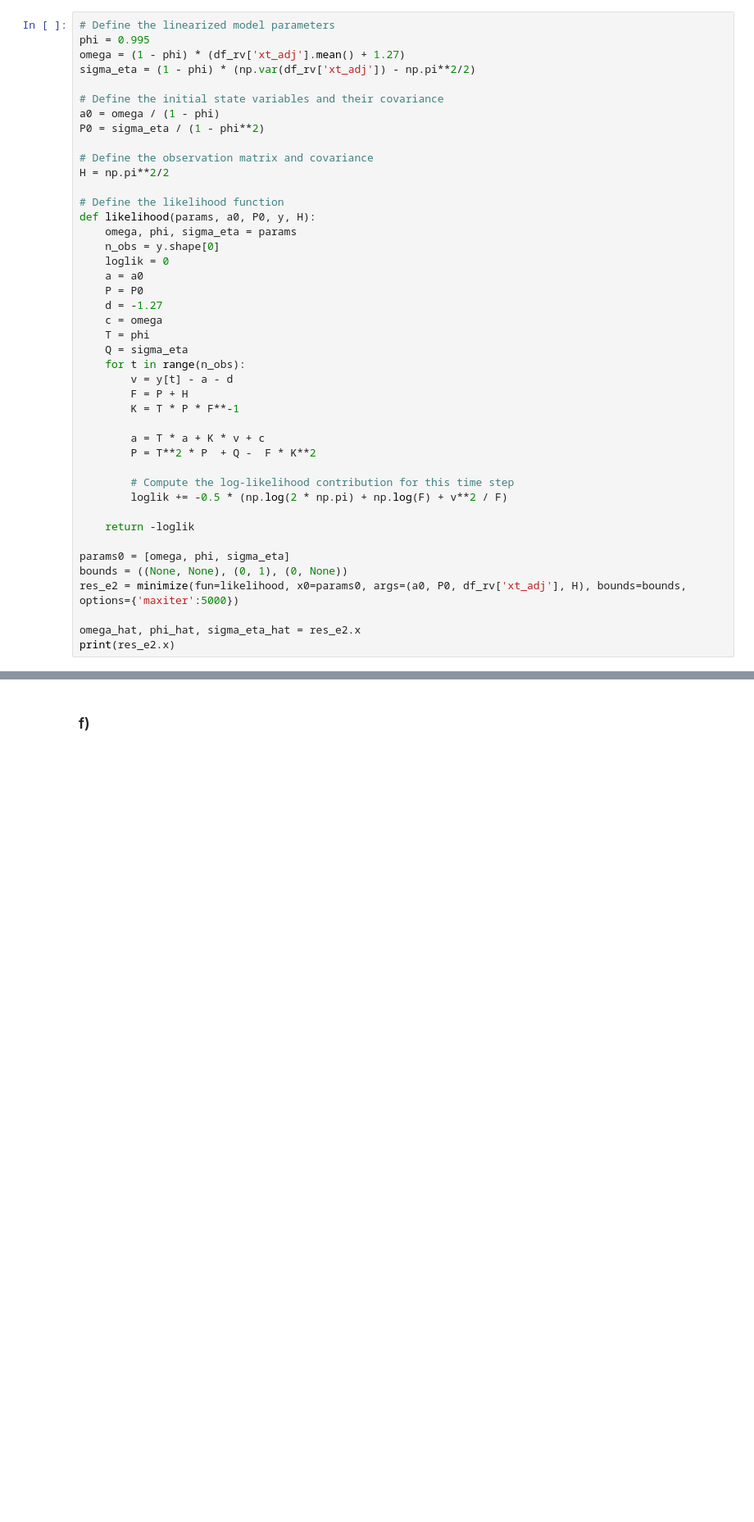
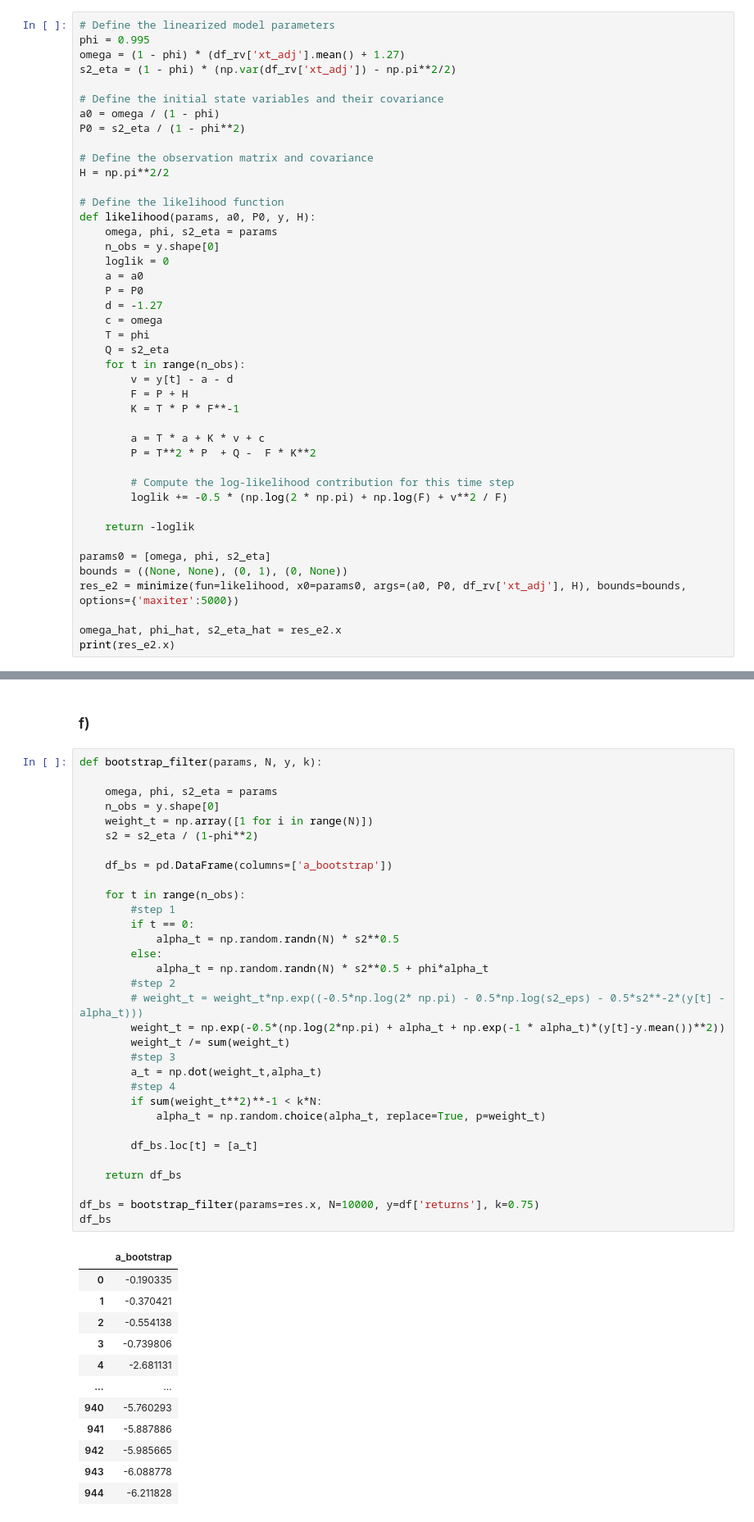
Before and after one commit to siemfenne/timeseriesmodels-vu, a Jupyter notebook: part2.ipynb, the cells around one changed output, grey strips where cells are left out. Shown at 82% size. Drawn from its saved outputs; the diff is of its cells as text; blank space fills up the shorter version.

```diff
--- a/part2.ipynb
+++ b/part2.ipynb
@@ -358,18 +375,18 @@ df_rv
 # Define the linearized model parameters
 phi = 0.995
 omega = (1 - phi) * (df_rv['xt_adj'].mean() + 1.27)
-sigma_eta = (1 - phi) * (np.var(df_rv['xt_adj']) - np.pi**2/2)
+s2_eta = (1 - phi) * (np.var(df_rv['xt_adj']) - np.pi**2/2)
 
 # Define the initial state variables and their covariance
 a0 = omega / (1 - phi)
-P0 = sigma_eta / (1 - phi**2)
+P0 = s2_eta / (1 - phi**2)
 
 # Define the observation matrix and covariance
 H = np.pi**2/2
 
 # Define the likelihood function
 def likelihood(params, a0, P0, y, H):
-    omega, phi, sigma_eta = params
+    omega, phi, s2_eta = params
     n_obs = y.shape[0]
     loglik = 0
     a = a0
@@ -377,7 +394,7 @@ def likelihood(params, a0, P0, y, H):
     d = -1.27
     c = omega
     T = phi
-    Q = sigma_eta
+    Q = s2_eta
     for t in range(n_obs):
         v = y[t] - a - d
         F = P + H
@@ -391,11 +408,11 @@ def likelihood(params, a0, P0, y, H):
 
     return -loglik
 
-params0 = [omega, phi, sigma_eta]
+params0 = [omega, phi, s2_eta]
 bounds = ((None, None), (0, 1), (0, None))
 res_e2 = minimize(fun=likelihood, x0=params0, args=(a0, P0, df_rv['xt_adj'], H), bounds=bounds, options={'maxiter':5000})
 
-omega_hat, phi_hat, sigma_eta_hat = res_e2.x
+omega_hat, phi_hat, s2_eta_hat = res_e2.x
 print(res_e2.x)
 # %% [output]
 [-0.04634387  0.98184238  0.01087631]
@@ -443,3 +460,48 @@ plt.show()
 [figure]
 # %% [markdown]
 ### f)
+# %%
+def bootstrap_filter(params, N, y, k):
+
+    omega, phi, s2_eta = params
+    n_obs = y.shape[0]
+    weight_t = np.array([1 for i in range(N)])
+    s2 = s2_eta / (1-phi**2)
+
+    df_bs = pd.DataFrame(columns=['a_bootstrap'])
+
+    for t in range(n_obs):
+        #step 1
+        if t == 0:
+            alpha_t = np.random.randn(N) * s2**0.5
+        else:
+            alpha_t = np.random.randn(N) * s2**0.5 + phi*alpha_t
+        #step 2
+        # weight_t = weight_t*np.exp((-0.5*np.log(2* np.pi) - 0.5*np.log(s2_eps) - 0.5*s2**-2*(y[t] - alpha_t)))
+        weight_t = np.exp(-0.5*(np.log(2*np.pi) + alpha_t + np.exp(-1 * alpha_t)*(y[t]-y.mean())**2))
+        weight_t /= sum(weight_t)
+        #step 3
+        a_t = np.dot(weight_t,alpha_t)
+        #step 4
+        if sum(weight_t**2)**-1 < k*N:
+            alpha_t = np.random.choice(alpha_t, replace=True, p=weight_t)
+
+        df_bs.loc[t] = [a_t]
+
+    return df_bs
+
+df_bs = bootstrap_filter(params=res.x, N=10000, y=df['returns'], k=0.75)
+df_bs
+# %% [output]
+|  | a_bootstrap |
+| 0 | -0.190335 |
+| 1 | -0.370421 |
+| 2 | -0.554138 |
+| 3 | -0.739806 |
+| 4 | -2.681131 |
+| ... | ... |
+| 940 | -5.760293 |
+| 941 | -5.887886 |
+| 942 | -5.985665 |
+| 943 | -6.088778 |
+| 944 | -6.211828 |
```
Also changed, not shown: parts of 7 cells of this notebook.
